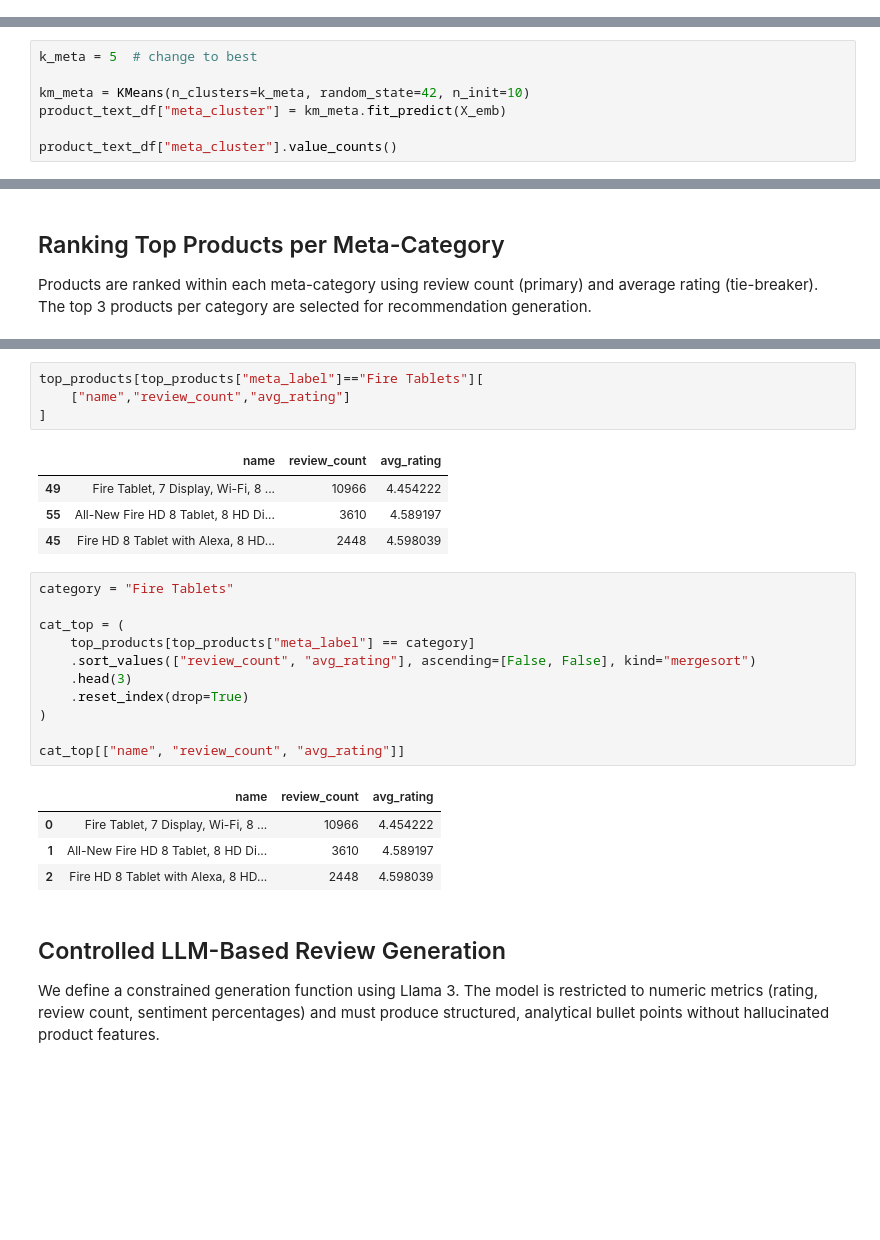
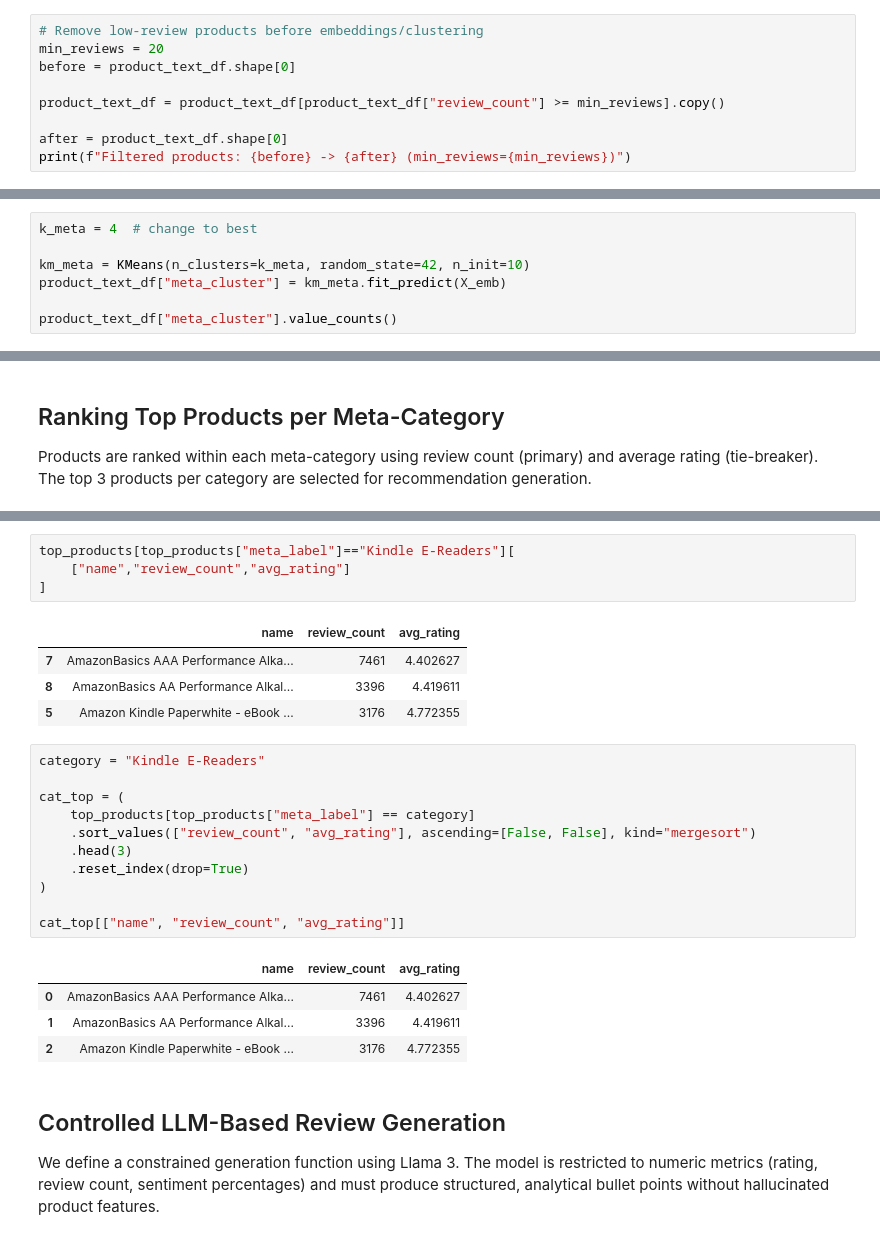
Before and after one commit to benhuntdev/Iron-kaggle-project---AI-user-reviews-aggregator, a Jupyter notebook: code/model2.ipynb, the cells around one changed output, grey strips where cells are left out. Drawn from its saved outputs; the diff is of its cells as text; blank space fills up the shorter version.

Commit message:
Final clustering, LLM review generation, and exported JSON + top_products.csv results

```diff
--- a/code/model2.ipynb
+++ b/code/model2.ipynb
@@ -480,3 +480,12 @@ Products: 91
 | 2 | B002Y27P6Y | NaN | 10 | 3.500000 | Electronics,Amazon Device Accesso... |
 | 3 | B005OOKNP4 | AmazonBasics Bluetooth Keyboard f... | 6 | 4.333333 | Electronics Electronics Features,... |
 | 4 | B005PB2T0S | Amazon Kindle Lighted Leather Cov... | 5 | 4.000000 | Electronics,eBook Readers & Acces... |
+# %%
+# Remove low-review products before embeddings/clustering
+min_reviews = 20
+before = product_text_df.shape[0]
+
+product_text_df = product_text_df[product_text_df["review_count"] >= min_reviews].copy()
+
+after = product_text_df.shape[0]
+print(f"Filtered products: {before} -> {after} (min_reviews={min_reviews})")
@@ -533,7 +545,7 @@ k=6 silhouette=0.111
 Using the selected k, we fit the final KMeans model
 on the product embeddings and assign meta-cluster labels.
 # %%
-k_meta = 5  # change to best
+k_meta = 4  # change to best
 
 km_meta = KMeans(n_clusters=k_meta, random_state=42, n_init=10)
 product_text_df["meta_cluster"] = km_meta.fit_predict(X_emb)
@@ -755,14 +801,14 @@ top_products
 # %%
-top_products[top_products["meta_label"]=="Fire Tablets"][
+top_products[top_products["meta_label"]=="Kindle E-Readers"][
     ["name","review_count","avg_rating"]
 ]
 # %% [output]
 |  | name | review_count | avg_rating |
-| 49 | Fire Tablet, 7 Display, Wi-Fi, 8 ... | 10966 | 4.454222 |
-| 55 | All-New Fire HD 8 Tablet, 8 HD Di... | 3610 | 4.589197 |
-| 45 | Fire HD 8 Tablet with Alexa, 8 HD... | 2448 | 4.598039 |
+| 7 | AmazonBasics AAA Performance Alka... | 7461 | 4.402627 |
+| 8 | AmazonBasics AA Performance Alkal... | 3396 | 4.419611 |
+| 5 | Amazon Kindle Paperwhite - eBook ... | 3176 | 4.772355 |
 # %%
-category = "Fire Tablets"
+category = "Kindle E-Readers"
 
 cat_top = (
     top_products[top_products["meta_label"] == category]
@@ -774,9 +820,9 @@ cat_top = (
 cat_top[["name", "review_count", "avg_rating"]]
 # %% [output]
 |  | name | review_count | avg_rating |
-| 0 | Fire Tablet, 7 Display, Wi-Fi, 8 ... | 10966 | 4.454222 |
-| 1 | All-New Fire HD 8 Tablet, 8 HD Di... | 3610 | 4.589197 |
-| 2 | Fire HD 8 Tablet with Alexa, 8 HD... | 2448 | 4.598039 |
+| 0 | AmazonBasics AAA Performance Alka... | 7461 | 4.402627 |
+| 1 | AmazonBasics AA Performance Alkal... | 3396 | 4.419611 |
+| 2 | Amazon Kindle Paperwhite - eBook ... | 3176 | 4.772355 |
 # %% [markdown]
 ## Controlled LLM-Based Review Generation
 
```
Also changed, not shown: parts of 18 cells of this notebook, 2 other files.
